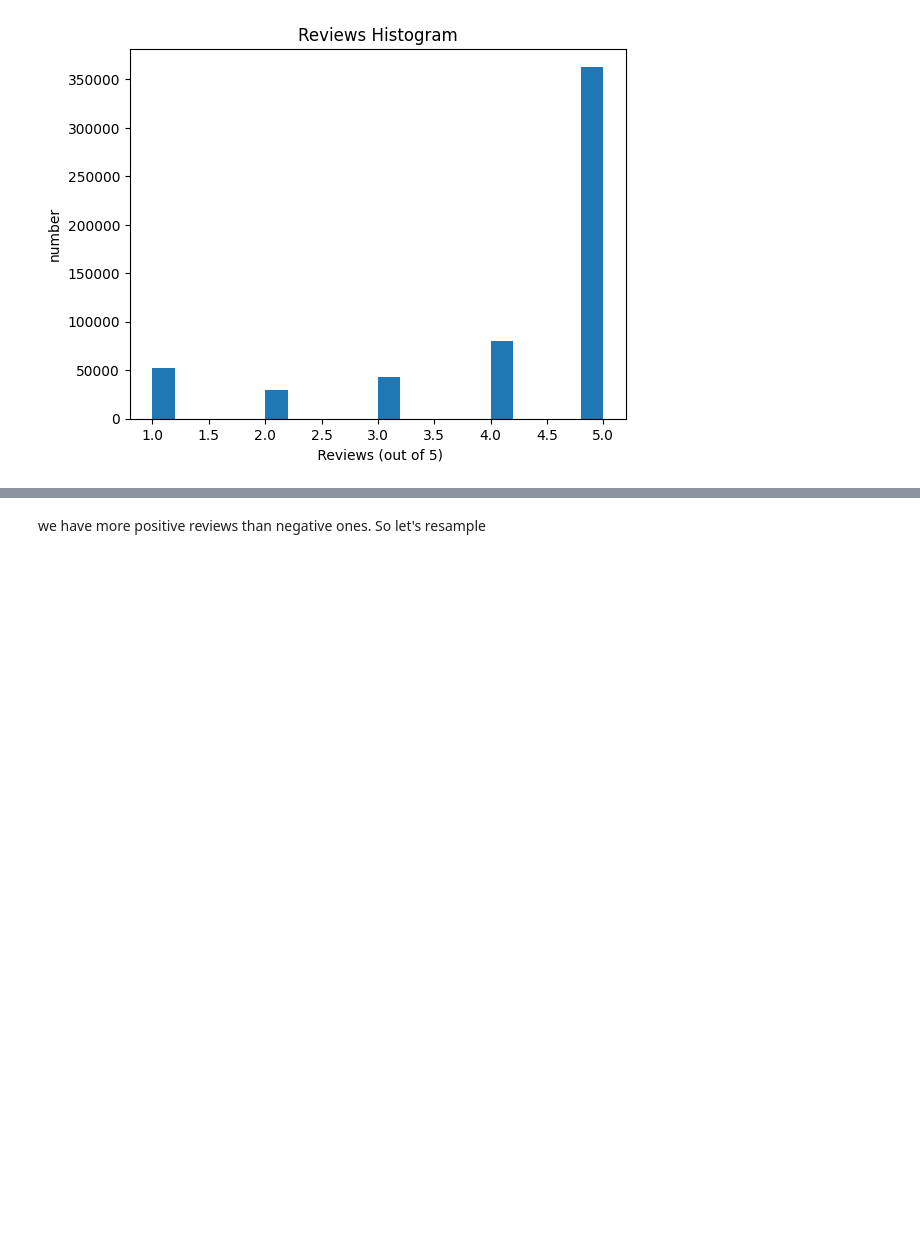
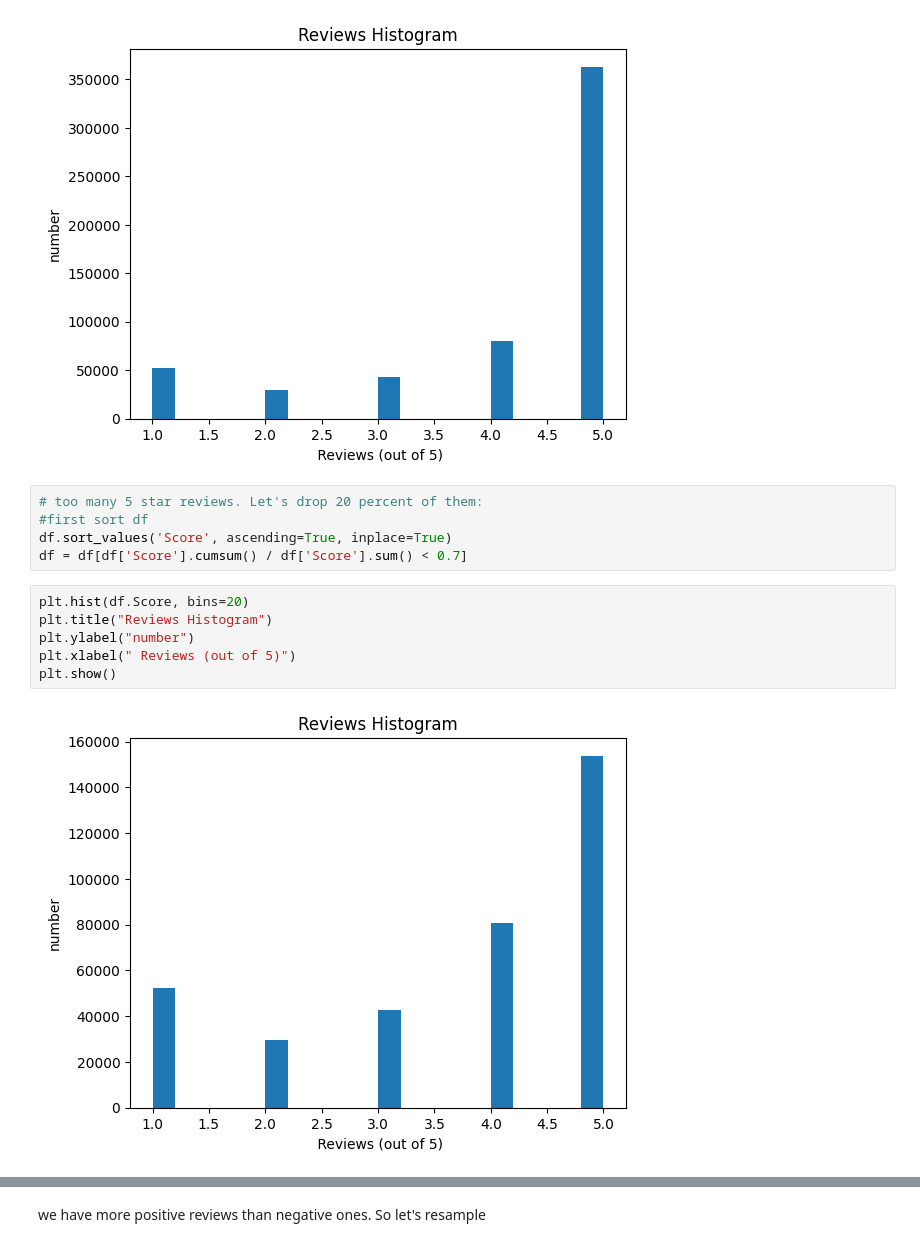
Before and after one commit to Beatrix-droid/NN-for-text-classification-of-amazonreviews, a Jupyter notebook: main.ipynb, the cells around one changed output, grey strips where cells are left out. Drawn from its saved outputs; the diff is of its cells as text; blank space fills up the shorter version.

```diff
--- a/main.ipynb
+++ b/main.ipynb
@@ -73,6 +73,19 @@ plt.xlabel(" Reviews (out of 5)")
 plt.show()
 # %% [output]
 [figure]
+# %%
+# too many 5 star reviews. Let's drop 20 percent of them:
+#first sort df
+df.sort_values('Score', ascending=True, inplace=True)
+df = df[df['Score'].cumsum() / df['Score'].sum() < 0.7]
+# %%
+plt.hist(df.Score, bins=20)
+plt.title("Reviews Histogram")
+plt.ylabel("number")
+plt.xlabel(" Reviews (out of 5)")
+plt.show()
+# %% [output]
+[figure, added]
 # %%
 #can see that we have  a lot of positive reviews. Might have to oversample.
 #creating a new model
```
Also changed, not shown: parts of 21 cells of this notebook.
